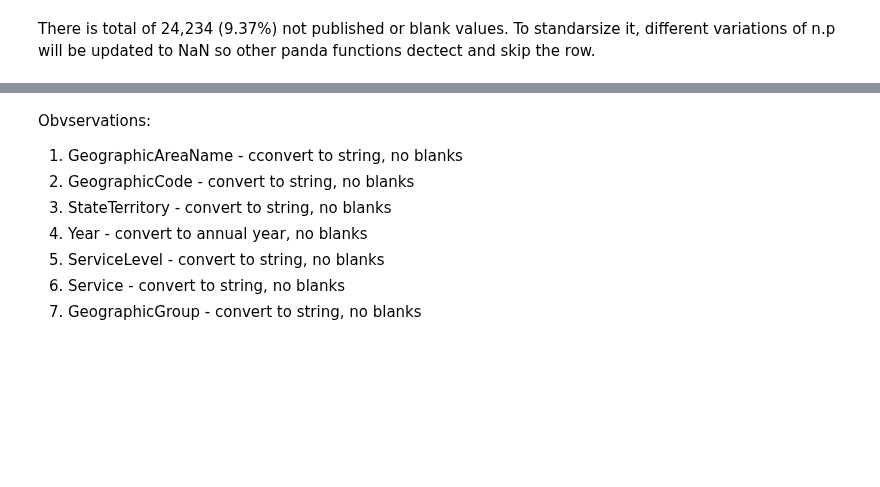
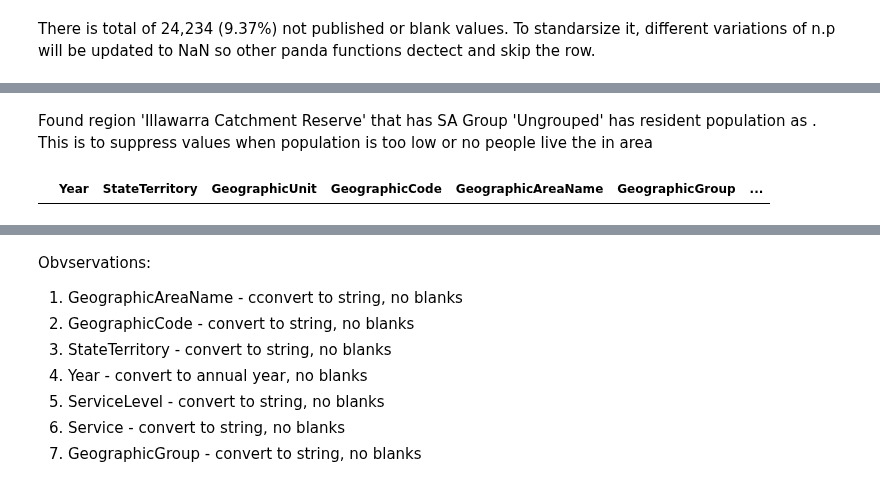
Before and after one commit to jiniep/mbs_analysis, a Jupyter notebook: scripts/2_mbs_combine_datasets.ipynb, the cells around one changed output, grey strips where cells are left out. Saved outputs shown, nothing was run; the diff lists cells and outputs as text; code cells hidden in the pictures; blank space fills up the shorter version.

```diff
--- a/scripts/2_mbs_combine_datasets.ipynb
+++ b/scripts/2_mbs_combine_datasets.ipynb
@@ -799,0 +1359,16 @@ Name: Percentage of people who had the service (%), Length: 16954, dtype: int64
+# %% [markdown]
+Found region 'Illawarra Catchment Reserve' that has SA Group 'Ungrouped' has resident population as . This is to suppress values when population is too low or no people live the in area
+# %%
+# replacing np with np.nan and checking number na values (expected 24,234 NaN)
+df_mbs_combined_201322["Estimated resident population"] = df_mbs_combined_201322[
+    "Estimated resident population"
+].str.strip()
+
+df_mbs_combined_201322["Estimated resident population"] = df_mbs_combined_201322[
+    "Estimated resident population"
+].replace(".", np.nan)
+df_mbs_combined_201322[
+    df_mbs_combined_201322["Estimated resident population"].str.contains("\.", na=False)
+]
+# %% [output]
+|  | Year | StateTerritory | GeographicUnit | GeographicCode | GeographicAreaName | GeographicGroup | ... |
```
Also changed, not shown: parts of 100 cells of this notebook.
